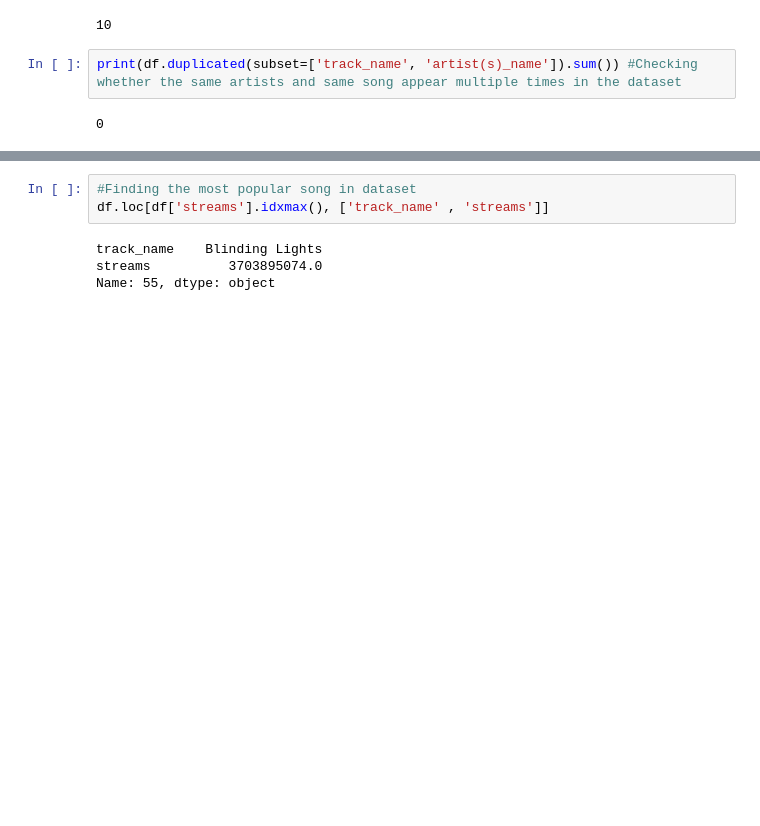
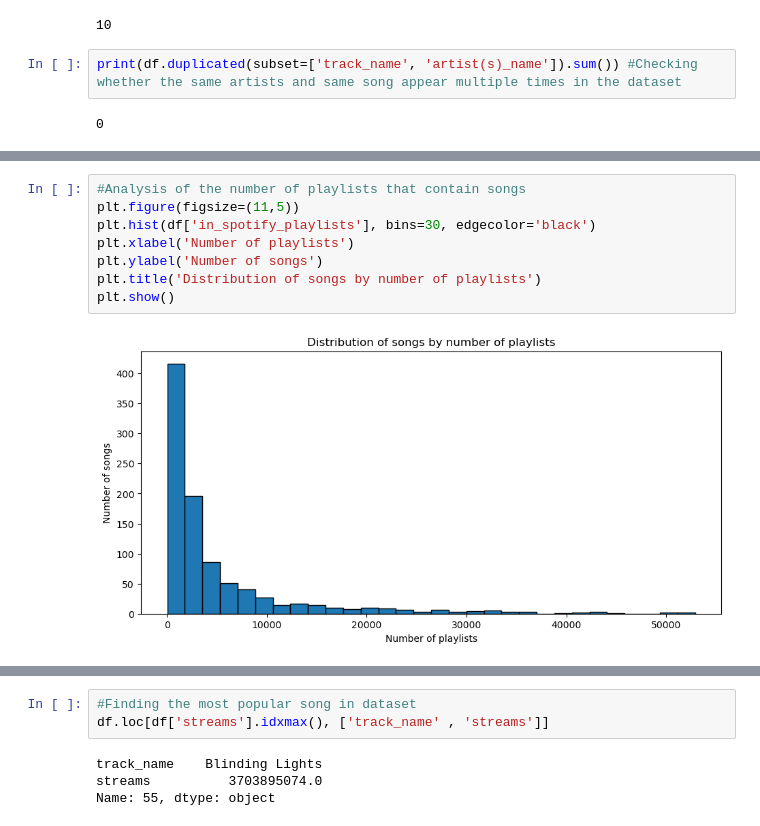
Before and after one commit to zizy2003/My-Projects, a Jupyter notebook: 2025_SpotifyMostStreamedSongs/project.ipynb, the cells around one changed output, grey strips where cells are left out. Saved outputs shown, nothing was run; the diff lists cells and outputs as text; blank space fills up the shorter version.

Commit message:
Visualization

```diff
--- a/2025_SpotifyMostStreamedSongs/project.ipynb
+++ b/2025_SpotifyMostStreamedSongs/project.ipynb
@@ -168,0 +176,10 @@ Name: count, Length: 641, dtype: int64
+# %%
+#Analysis of the number of playlists that contain songs
+plt.figure(figsize=(11,5))
+plt.hist(df['in_spotify_playlists'], bins=30, edgecolor='black')
+plt.xlabel('Number of playlists')
+plt.ylabel('Number of songs')
+plt.title('Distribution of songs by number of playlists')
+plt.show()
+# %% [output]
+[figure, added]
```
Also changed, not shown: parts of 4 cells of this notebook.
